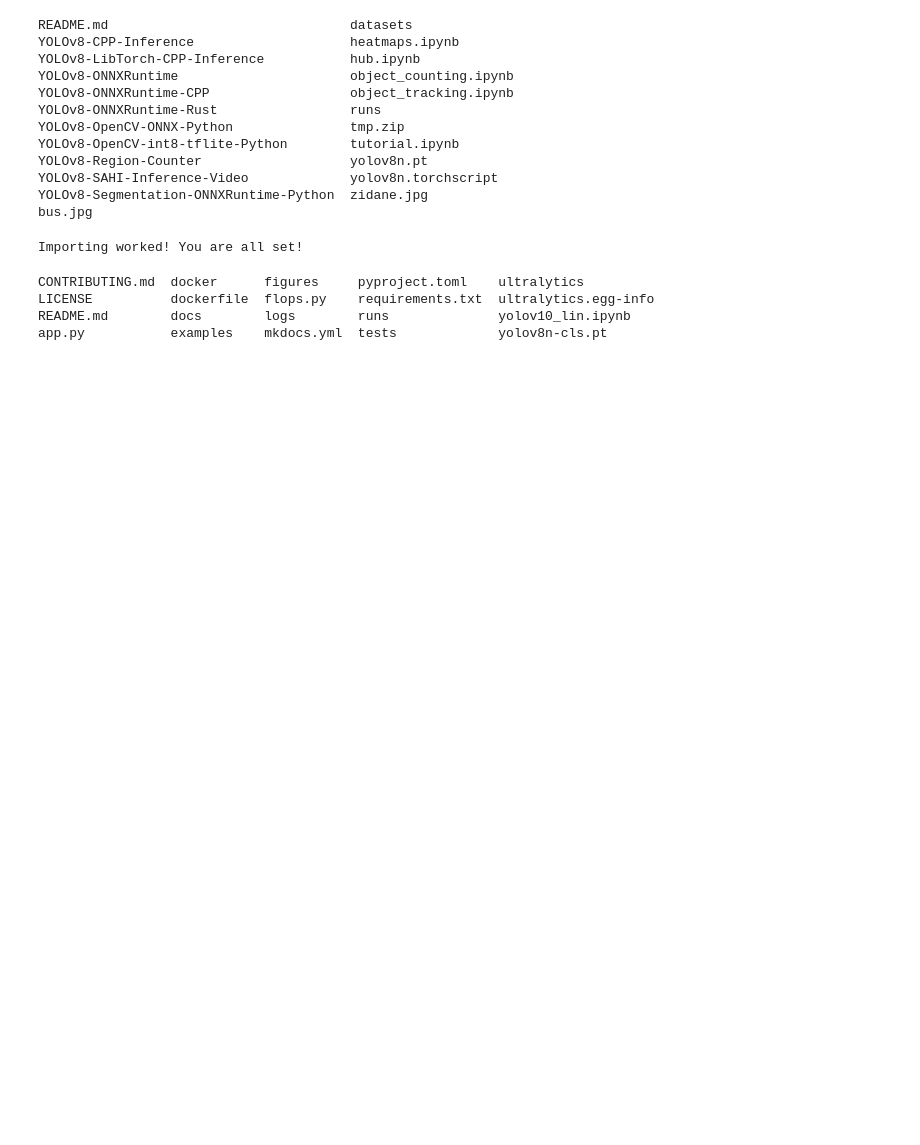
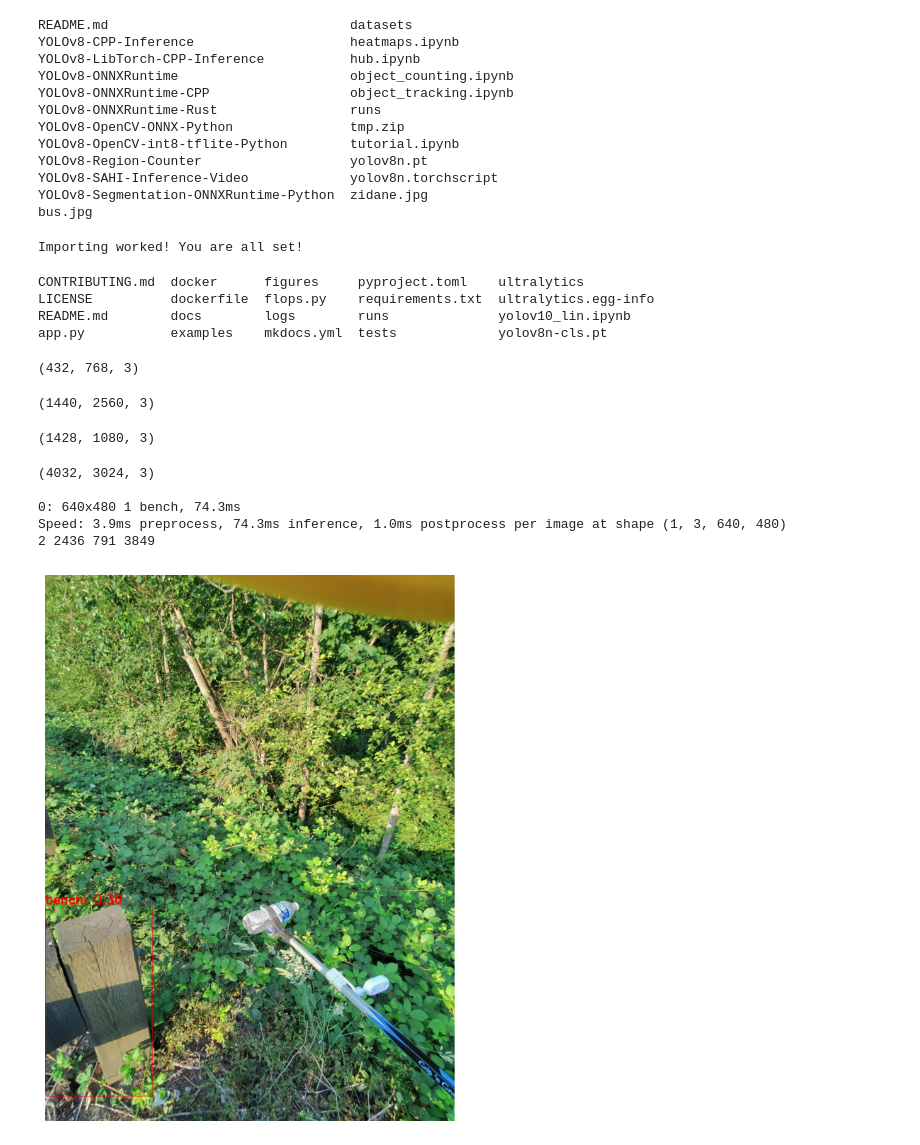
Before and after one commit to yanglinfang/yolov10, a Jupyter notebook: yolov10_lin.ipynb, the cells around one changed output. Drawn from its saved outputs; the diff is of its cells as text; code cells hidden in the pictures; blank space fills up the shorter version.

Commit message:
Check in sample dataset for model training

```diff
--- a/yolov10_lin.ipynb
+++ b/yolov10_lin.ipynb
@@ -39,0 +59,80 @@ app.py           examples    mkdocs.yml  tests             yolov8n-cls.pt
+# %%
+import pandas as pd
+low_r_video_path = 'litter_survey_dataset/2024-07-21/Insta360GO2/LRV_20240721_082140_01_096_001.mp4'
+for f in extract_frames(low_r_video_path):
+    print(f.shape)
+    # frame_df = pd.DataFrame(f)
+    break
+# %% [output]
+(432, 768, 3)
+# %%
+high_r_video_path = 'litter_survey_dataset/2024-07-21/Insta360GO2/VID_20240721_082140_00_096_001.mp4'
+for f in extract_frames(high_r_video_path):
+    print(f.shape)
+    # frame_df = pd.DataFrame(f)
+    break
+# %% [output]
+(1440, 2560, 3)
+# %%
+rayban_mov_video_path = 'litter_survey_dataset/2024-07-21/RayBan/video-21488_singular_display_001.mov'
+for f in extract_frames(rayban_mov_video_path):
+    print(f.shape)
+    # frame_df = pd.DataFrame(f)
+    break
+# %% [output]
+(1428, 1080, 3)
+# %%
+image_path = 'litter_survey_dataset/2024-07-21/RayBan/photo-21700_singular_display_fullPicture.jpeg'
+# %%
+from ultralytics import YOLO
+from ultralytics.solutions import object_counter
+import cv2
+import matplotlib.pyplot as plt
+
+
+def run_inference(image_path):
+    # Read the input image
+    image = cv2.imread(image_path)
+    image_rgb = cv2.cvtColor(image, cv2.COLOR_BGR2RGB)  # Convert BGR to RGB for Matplotlib
+
+    print(image.shape)
+    model = YOLO("yolov8n.pt")
+    # Run inference on the image
+    results = model(image)
+
+    # Loop through the results and draw bounding boxes
+    for result in results:
+        for box in result.boxes:
+            # Get the bounding box coordinates
+            x1, y1, x2, y2 = map(int, box.xyxy[0].cpu().numpy())
+            print(f"{x1} {y1} {x2} {y2}")
+
+            # Draw the bounding box on the image
+            cv2.rectangle(image_rgb, (x1, y1), (x2, y2), (255, 0, 0), 2)  # Red color in RGB
+
+            # Get the class label and confidence score
+            label = result.names[int(box.cls[0].cpu().numpy())]
+            confidence = float(box.conf[0].cpu().numpy())
+
+            # Draw the label and confidence score on the image with increased text size
+            font_scale = 3  # Increased from 0.5 to 5 for 10x larger text
+            thickness = 10  # Increased thickness for better visibility at larger scale
+            cv2.putText(image_rgb, f"{label}: {confidence:.2f}", (x1, y1 - 10), cv2.FONT_HERSHEY_SIMPLEX, font_scale, (255, 0, 0), thickness, cv2.LINE_AA)
+
+    # Display the image with bounding boxes using Matplotlib
+    plt.figure(figsize=(10,10))
+    plt.imshow(image_rgb)
+    plt.axis('off')
+    plt.show()
+
+
+
+# Run the inference
+run_inference(image_path)
+# %% [output]
+(4032, 3024, 3)
+
+0: 640x480 1 bench, 74.3ms
+Speed: 3.9ms preprocess, 74.3ms inference, 1.0ms postprocess per image at shape (1, 3, 640, 480)
+2 2436 791 3849
+[figure, added]
```
Also changed, not shown: parts of 3 cells of this notebook, 2 other files.
